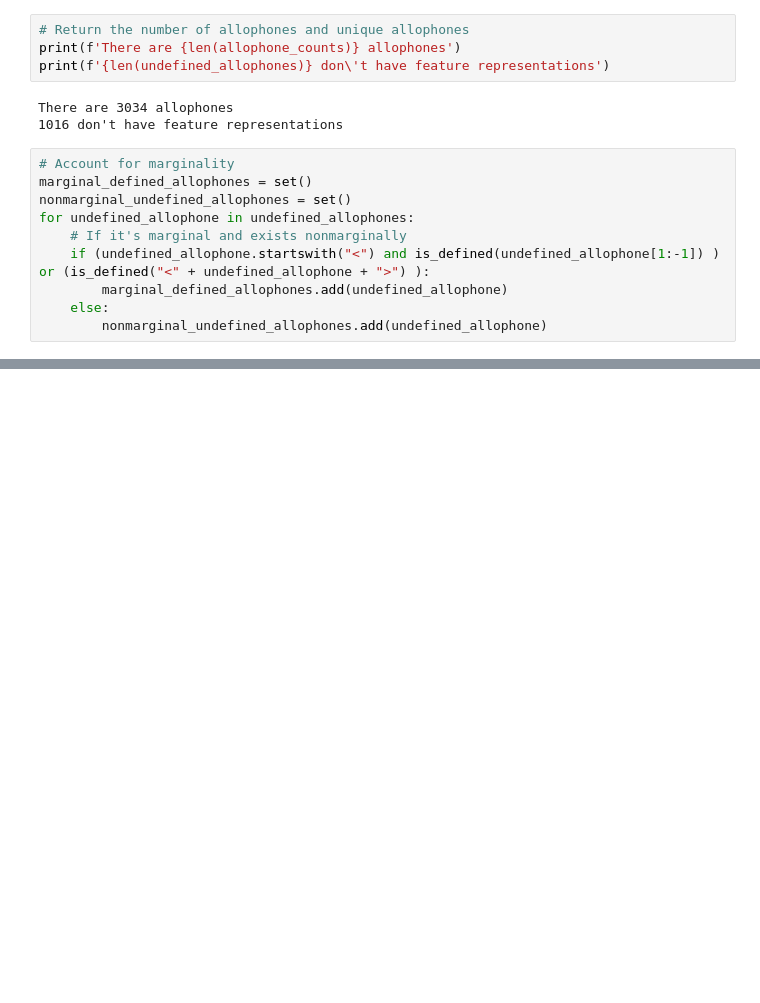
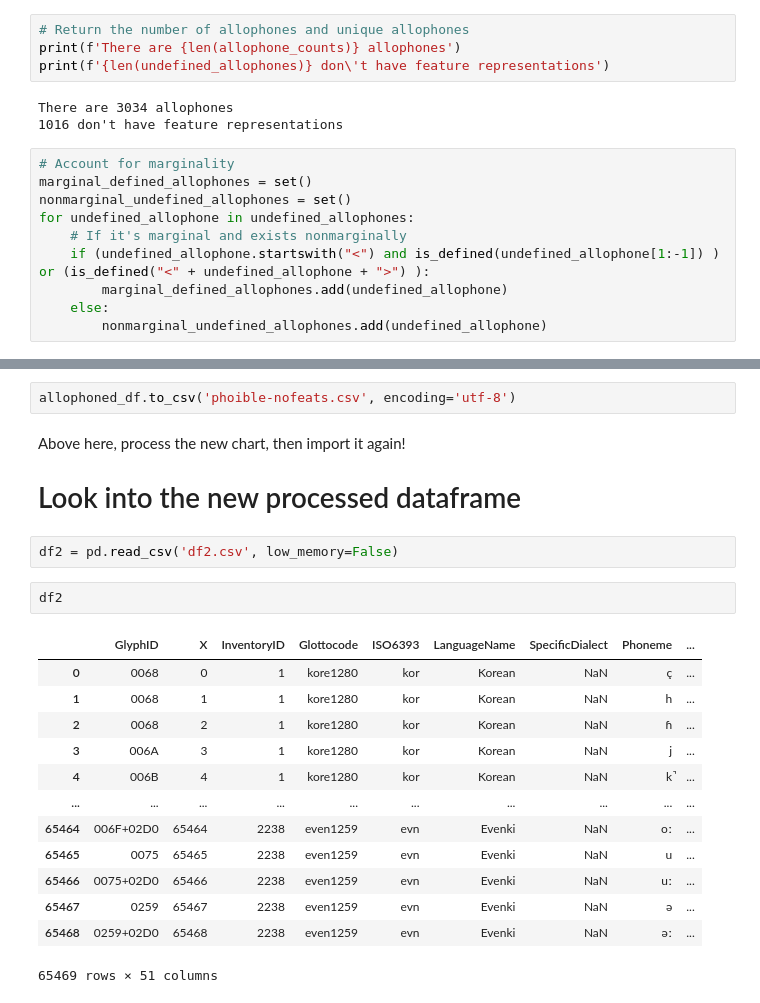
Before and after one commit to Alessioryan/allophony_minimal_feature_rep, a Jupyter notebook: main.ipynb, the cells around one changed output, grey strips where cells are left out. Saved outputs shown, nothing was run; the diff lists cells and outputs as text; blank space fills up the shorter version.

```diff
--- a/main.ipynb
+++ b/main.ipynb
@@ -213,0 +404,24 @@ These are {'ʊ̥', 'h̃ʲ', 'tʷʲ', 'ɡ͉', 'kⁿ', 'œə', 'k̚', 'ɱvʷ', 'w
+# %%
+allophoned_df.to_csv('phoible-nofeats.csv', encoding='utf-8')
+# %% [markdown]
+Above here, process the new chart, then import it again!
+
+# Look into the new processed dataframe
+# %%
+df2 = pd.read_csv('df2.csv', low_memory=False)
+# %%
+df2
+# %% [output]
+|  | GlyphID | X | InventoryID | Glottocode | ISO6393 | LanguageName | SpecificDialect | Phoneme | ... |
+| 0 | 0068 | 0 | 1 | kore1280 | kor | Korean | NaN | ç | ... |
+| 1 | 0068 | 1 | 1 | kore1280 | kor | Korean | NaN | h | ... |
+| 2 | 0068 | 2 | 1 | kore1280 | kor | Korean | NaN | ɦ | ... |
+| 3 | 006A | 3 | 1 | kore1280 | kor | Korean | NaN | j | ... |
+| 4 | 006B | 4 | 1 | kore1280 | kor | Korean | NaN | k̚ | ... |
+| ... | ... | ... | ... | ... | ... | ... | ... | ... | ... |
+| 65464 | 006F+02D0 | 65464 | 2238 | even1259 | evn | Evenki | NaN | oː | ... |
+| 65465 | 0075 | 65465 | 2238 | even1259 | evn | Evenki | NaN | u | ... |
+| 65466 | 0075+02D0 | 65466 | 2238 | even1259 | evn | Evenki | NaN | uː | ... |
+| 65467 | 0259 | 65467 | 2238 | even1259 | evn | Evenki | NaN | ə | ... |
+| 65468 | 0259+02D0 | 65468 | 2238 | even1259 | evn | Evenki | NaN | əː | ... |
+65469 rows × 51 columns
```
Also changed, not shown: parts of 21 cells of this notebook.
